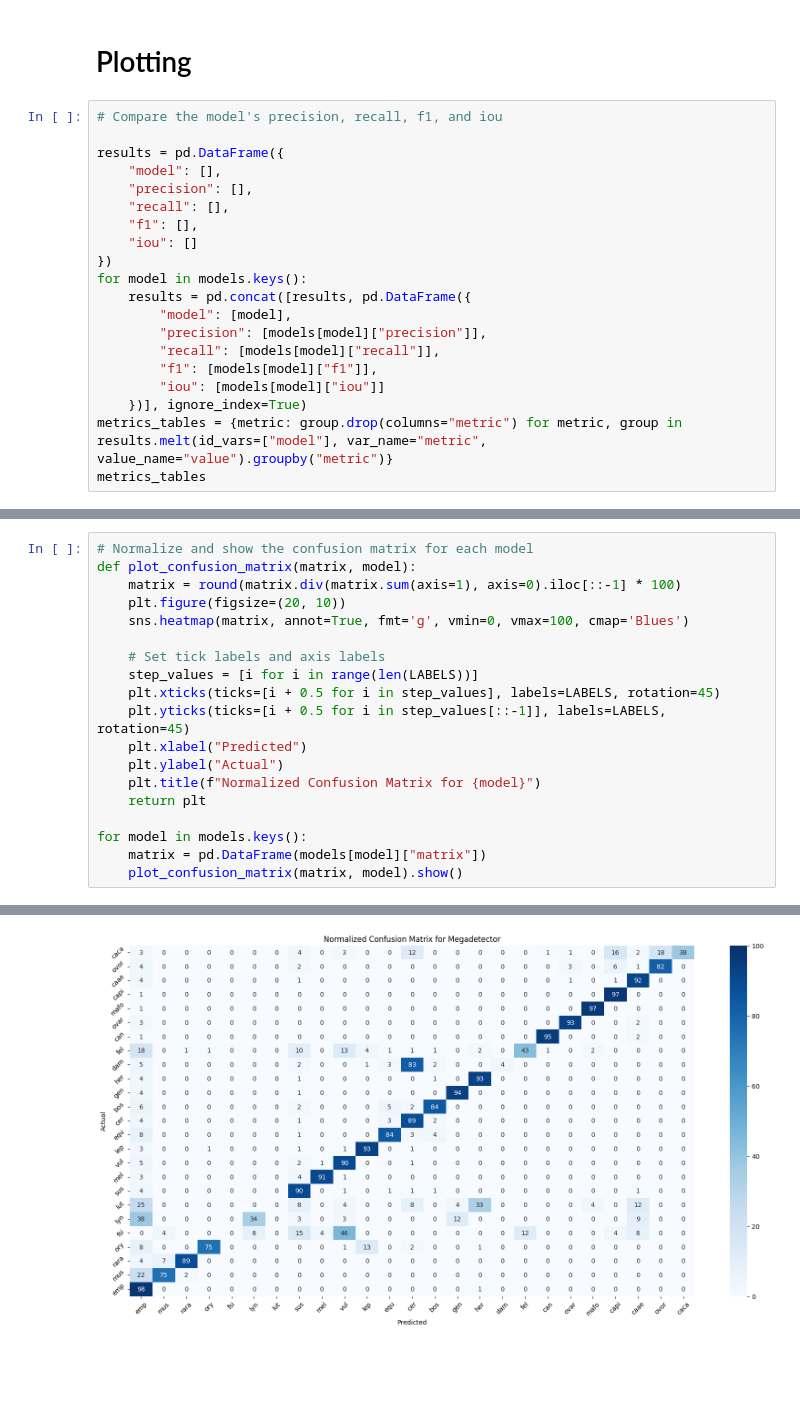
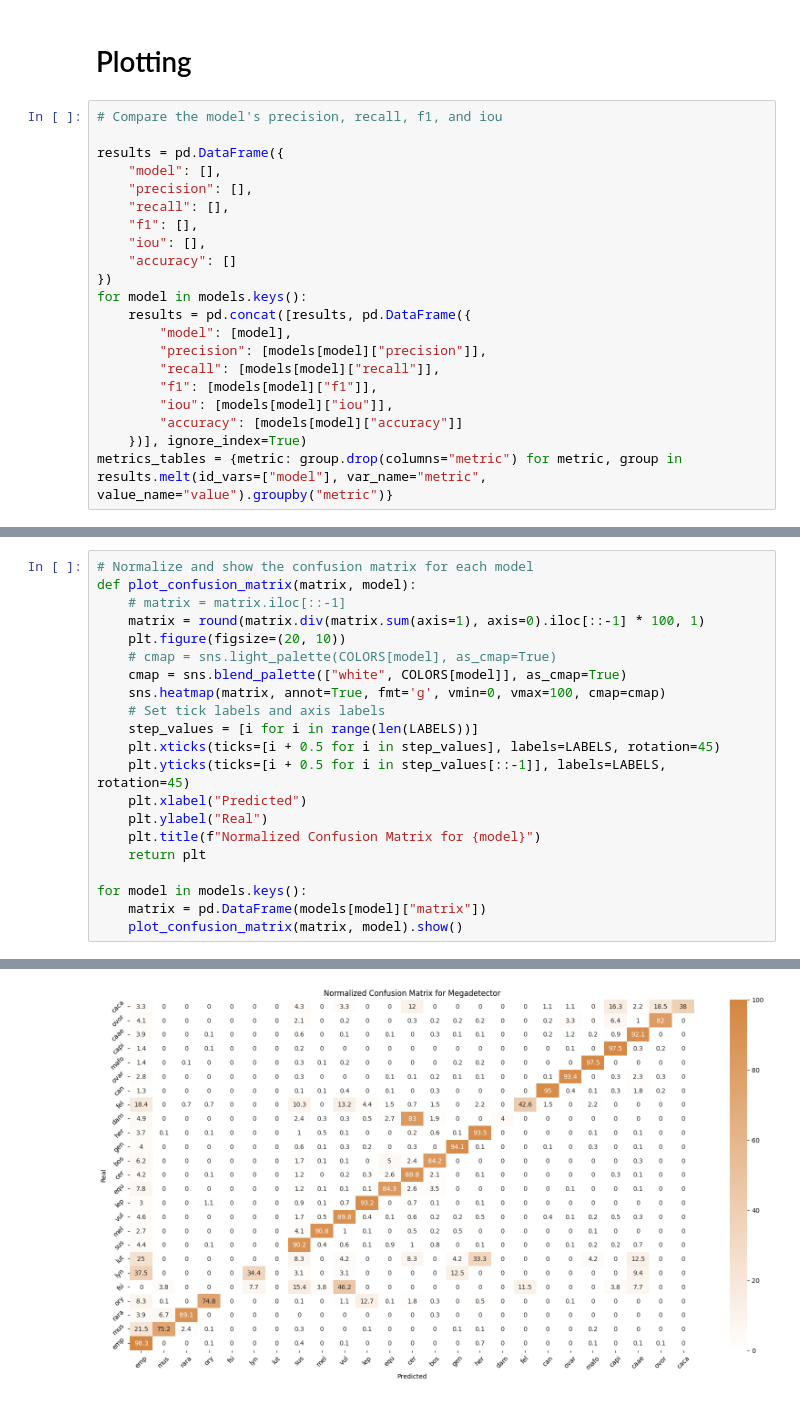
Before and after one commit to ziriraha/snieves-donana-benchmark, a Jupyter notebook: models/analysis/study.ipynb, the cells around one changed output, grey strips where cells are left out. Saved outputs shown, nothing was run; the diff lists cells and outputs as text; blank space fills up the shorter version.

Commit message:
added more graphs to model study

```diff
--- a/models/analysis/study.ipynb
+++ b/models/analysis/study.ipynb
@@ -39,7 +106,8 @@ results = pd.DataFrame({
     "precision": [],
     "recall": [],
     "f1": [],
-    "iou": []
+    "iou": [],
+    "accuracy": []
 })
 for model in models.keys():
     results = pd.concat([results, pd.DataFrame({
@@ -47,7 +115,7 @@ for model in models.keys():
         "precision": [models[model]["precision"]],
         "recall": [models[model]["recall"]],
         "f1": [models[model]["f1"]],
-        "iou": [models[model]["iou"]]
+        "iou": [models[model]["iou"]],
+        "accuracy": [models[model]["accuracy"]]
     })], ignore_index=True)
 metrics_tables = {metric: group.drop(columns="metric") for metric, group in results.melt(id_vars=["model"], var_name="metric", value_name="value").groupby("metric")}
-metrics_tables
@@ -102,16 +196,18 @@ for metric, table in metrics_tables.items():
 # %%
 # Normalize and show the confusion matrix for each model
 def plot_confusion_matrix(matrix, model):
-    matrix = round(matrix.div(matrix.sum(axis=1), axis=0).iloc[::-1] * 100)
+    # matrix = matrix.iloc[::-1]
+    matrix = round(matrix.div(matrix.sum(axis=1), axis=0).iloc[::-1] * 100, 1)
     plt.figure(figsize=(20, 10))
-    sns.heatmap(matrix, annot=True, fmt='g', vmin=0, vmax=100, cmap='Blues')
-
+    # cmap = sns.light_palette(COLORS[model], as_cmap=True)
+    cmap = sns.blend_palette(["white", COLORS[model]], as_cmap=True)
+    sns.heatmap(matrix, annot=True, fmt='g', vmin=0, vmax=100, cmap=cmap)
     # Set tick labels and axis labels
     step_values = [i for i in range(len(LABELS))]
     plt.xticks(ticks=[i + 0.5 for i in step_values], labels=LABELS, rotation=45)
     plt.yticks(ticks=[i + 0.5 for i in step_values[::-1]], labels=LABELS, rotation=45)
     plt.xlabel("Predicted")
-    plt.ylabel("Actual")
+    plt.ylabel("Real")
     plt.title(f"Normalized Confusion Matrix for {model}")
     return plt
 
@@ -124 +220 @@ for model in models.keys():
-[figure, old version]
+[figure, new version]
```
Also changed, not shown: parts of 11 cells of this notebook.
